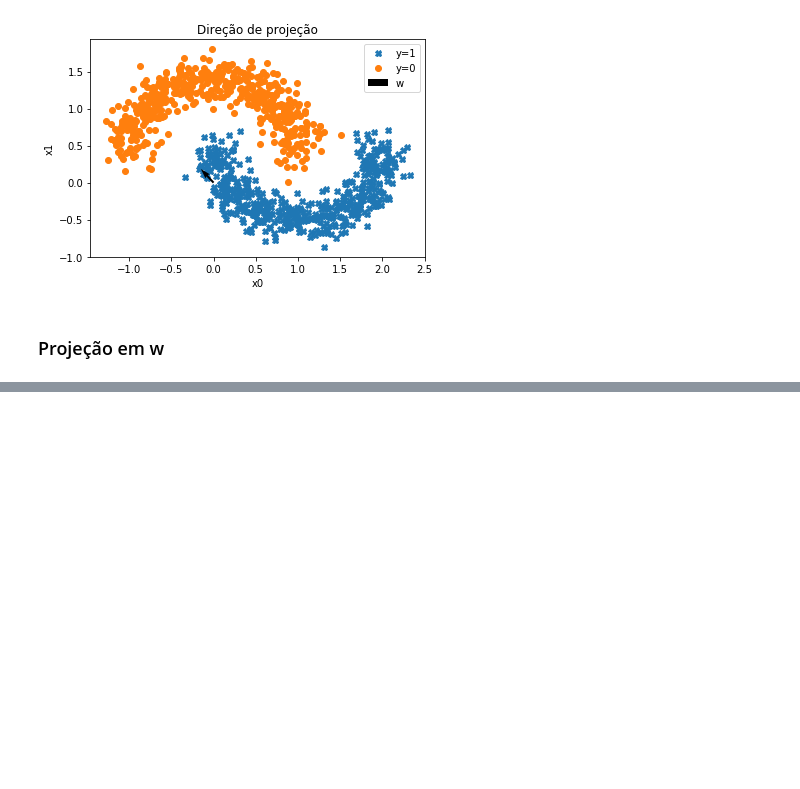
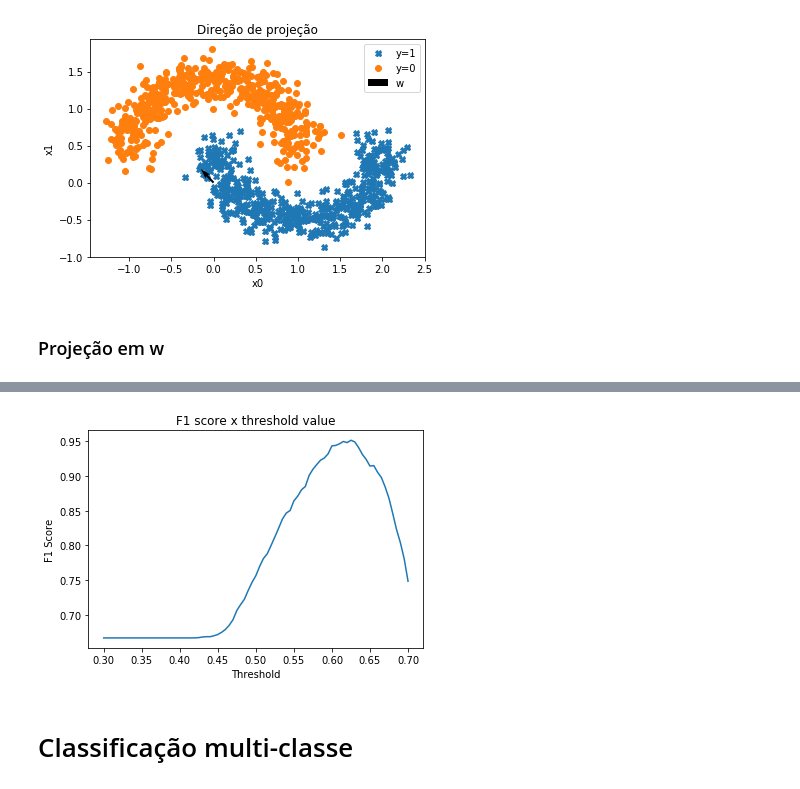
Before and after one commit to RafaelGoncalves8/machine-learning, a Jupyter notebook: 2-linear-classification/deliver/EFC2 - Linear classificartion.ipynb, the cells around one changed output, grey strips where cells are left out. Saved outputs shown, nothing was run; the diff lists cells and outputs as text; code cells hidden in the pictures; blank space fills up the shorter version.

```diff
--- a/2-linear-classification/deliver/EFC2 - Linear classificartion.ipynb
+++ b/2-linear-classification/deliver/EFC2 - Linear classificartion.ipynb
@@ -174,0 +211,11 @@ plt.show()
+# %%
+plt.plot(f1[:,0], f1[:,1], 'C0-')
+plt.title("F1 score x threshold value")
+plt.ylabel('F1 Score')
+plt.xlabel('Threshold')
+plt.savefig(os.path.join(image_dir, 'f1_lr.png'), bbox_inches='tight')
+plt.show()
+# %% [output]
+[figure, added]
+# %% [markdown]
+# Classificação multi-classe
```
Also changed, not shown: parts of 22 cells of this notebook, 8 other files.
